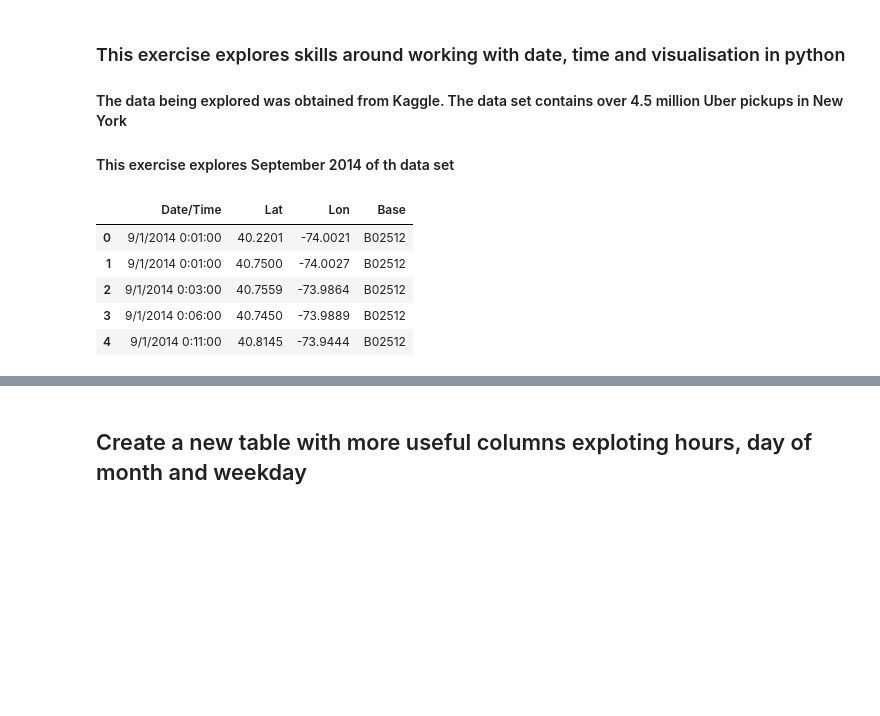
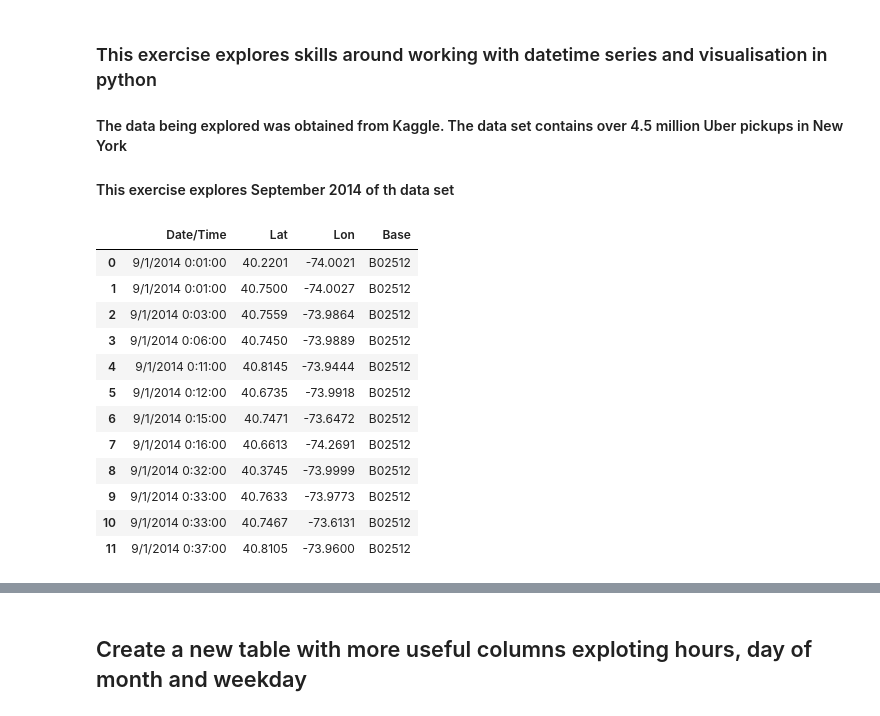
Before and after one commit to Bralabee/Brala_UberAnalysis, a Jupyter notebook: UberData_Analysis.ipynb, the cells around one changed output, grey strips where cells are left out. Drawn from its saved outputs; the diff is of its cells as text; code cells hidden in the pictures; blank space fills up the shorter version.

```diff
--- a/UberData_Analysis.ipynb
+++ b/UberData_Analysis.ipynb
@@ -1,5 +1,5 @@
 # %% [markdown]
-### This exercise explores skills around working with date, time and visualisation in python
+### This exercise explores skills around working with datetime series and visualisation in python
    #### The data being explored was obtained from Kaggle. The data set contains over 4.5 million Uber pickups in New York
    #### This exercise explores September 2014 of th data set
 # %%
@@ -12,13 +12,20 @@ import matplotlib.pyplot as plt
 # %%
 # ingest data for selected month by loading CSV into memory.
 # data source = https://www.kaggle.com/fivethirtyeight/uber-pickups-in-new-york-city
 
 sep14 = pd.read_csv('C:\\Users\\Ibitoye\\OneDrive\\edX_DATA_SCIENCE\\miniProject\\uberData\\uber-raw-data-sep14.csv', header=0)
-sep14.head(5)
+sep14.head(12)
 # %% [output]
 |  | Date/Time | Lat | Lon | Base |
 | 0 | 9/1/2014 0:01:00 | 40.2201 | -74.0021 | B02512 |
 | 1 | 9/1/2014 0:01:00 | 40.7500 | -74.0027 | B02512 |
 | 2 | 9/1/2014 0:03:00 | 40.7559 | -73.9864 | B02512 |
 | 3 | 9/1/2014 0:06:00 | 40.7450 | -73.9889 | B02512 |
 | 4 | 9/1/2014 0:11:00 | 40.8145 | -73.9444 | B02512 |
+| 5 | 9/1/2014 0:12:00 | 40.6735 | -73.9918 | B02512 |
+| 6 | 9/1/2014 0:15:00 | 40.7471 | -73.6472 | B02512 |
+| 7 | 9/1/2014 0:16:00 | 40.6613 | -74.2691 | B02512 |
+| 8 | 9/1/2014 0:32:00 | 40.3745 | -73.9999 | B02512 |
+| 9 | 9/1/2014 0:33:00 | 40.7633 | -73.9773 | B02512 |
+| 10 | 9/1/2014 0:33:00 | 40.7467 | -73.6131 | B02512 |
+| 11 | 9/1/2014 0:37:00 | 40.8105 | -73.9600 | B02512 |
```
Also changed, not shown: parts of 15 cells of this notebook.
